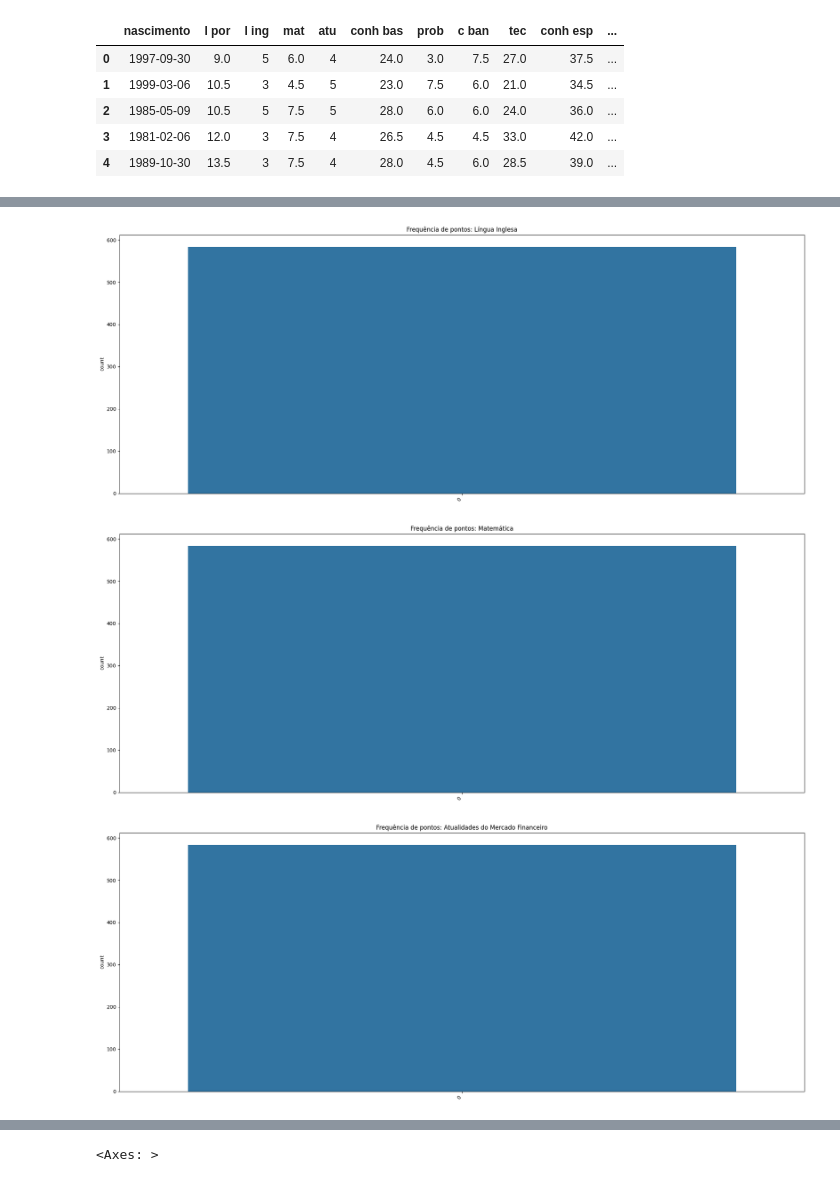
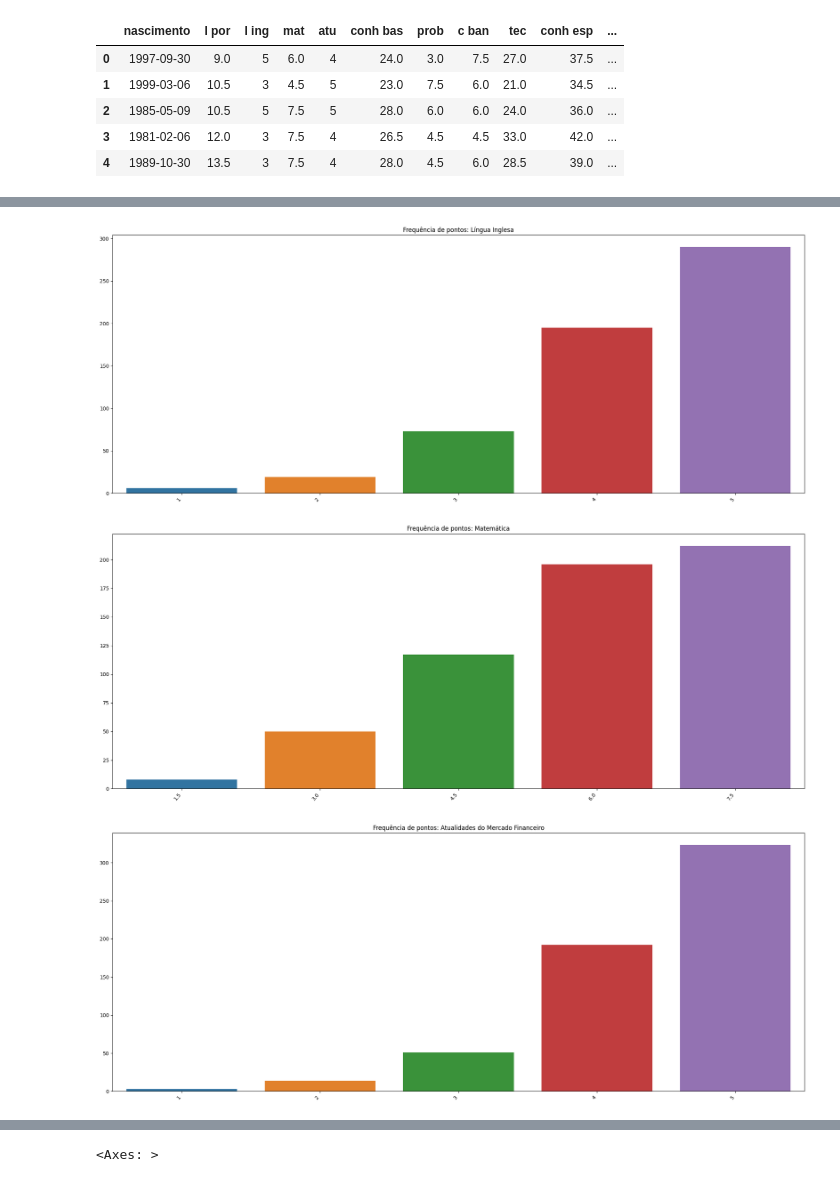
Before and after one commit to Gabriel-Lyra/plotagens_prova_bb_2021, a Jupyter notebook: plotagens.ipynb, the cells around one changed output, grey strips where cells are left out. Cells and saved outputs as stored; diff of their text form; code cells hidden in the pictures.

```diff
--- a/plotagens.ipynb
+++ b/plotagens.ipynb
@@ -111,37 +113,40 @@ plt.tight_layout()
 
 plt.figure(figsize=(20,8))
 
-ax = sns.countplot(dataset['l ing'])
+l_ing_counts = dataset['l ing'].value_counts()
+ax = sns.barplot(x=l_ing_counts.index, y=l_ing_counts.values)
 
 ax.set_xticklabels(ax.get_xticklabels(), rotation=50, ha="right")
 ax.set_title('Frequência de pontos: Língua Inglesa')
 plt.tight_layout()
 # %% [output]
-[figure, old version]
+[figure, new version]
 # %%
 ##Plotting pontos: Matemática
 
 plt.figure(figsize=(20,8))
 
-ax = sns.countplot(dataset['mat'])
+mat_counts = dataset['mat'].value_counts()
+ax = sns.barplot(x=mat_counts.index, y=mat_counts.values)
 
 ax.set_xticklabels(ax.get_xticklabels(), rotation=50, ha="right")
 ax.set_title('Frequência de pontos: Matemática')
 plt.tight_layout()
 # %% [output]
-[figure, old version]
+[figure, new version]
 # %%
 ##Plotting pontos: Atualidades do Mercado Financeiro
 
 plt.figure(figsize=(20,8))
 
-ax = sns.countplot(dataset['atu'])
+atu_counts = dataset['atu'].value_counts()
+ax = sns.barplot(x=atu_counts.index, y=atu_counts.values)
 
 ax.set_xticklabels(ax.get_xticklabels(), rotation=50, ha="right")
 ax.set_title('Frequência de pontos: Atualidades do Mercado Financeiro')
 plt.tight_layout()
 # %% [output]
-[figure, old version]
+[figure, new version]
 # %%
 ##Plotting pontos de conhecimentos básicos
 
```
Also changed, not shown: parts of 9 cells of this notebook.
